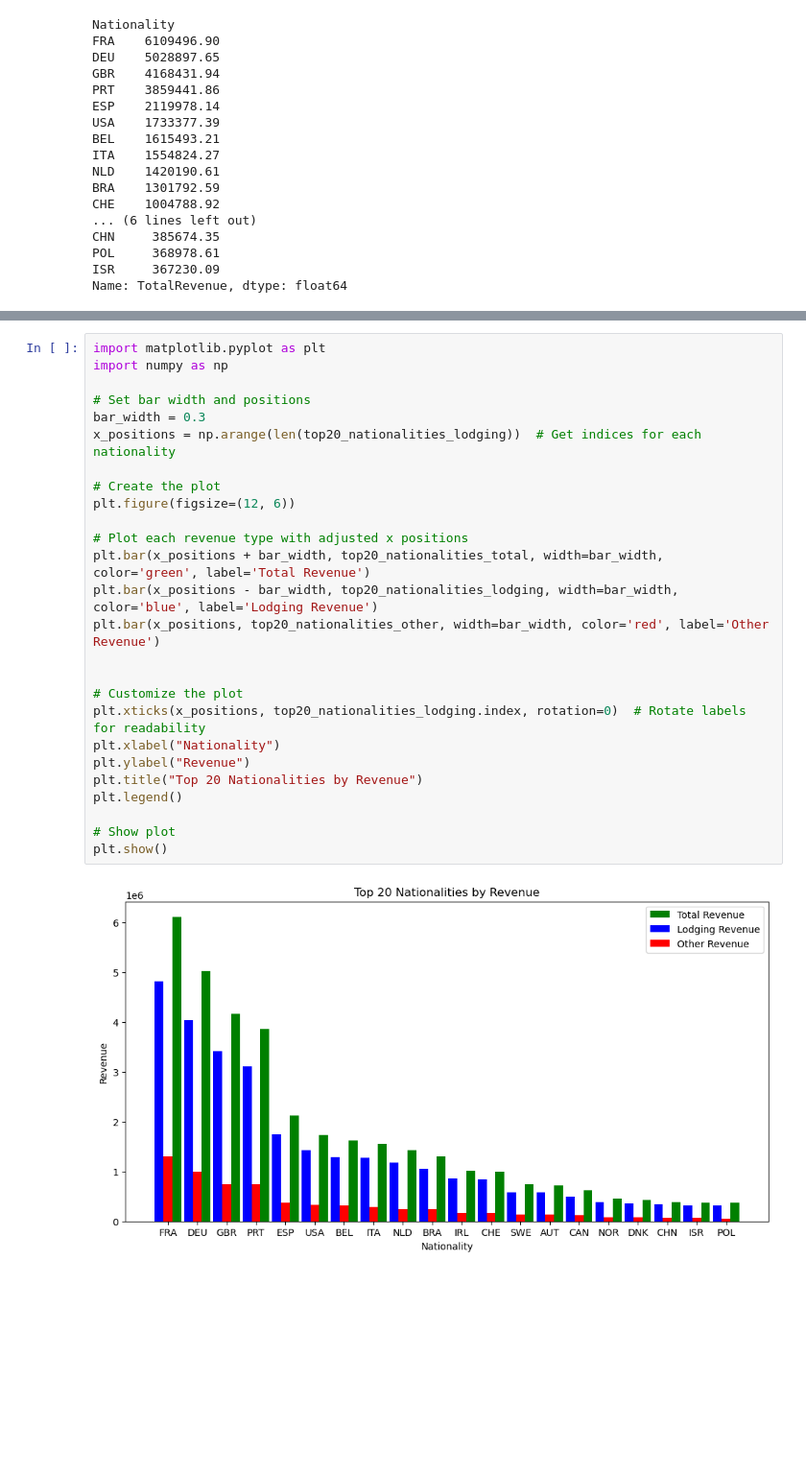
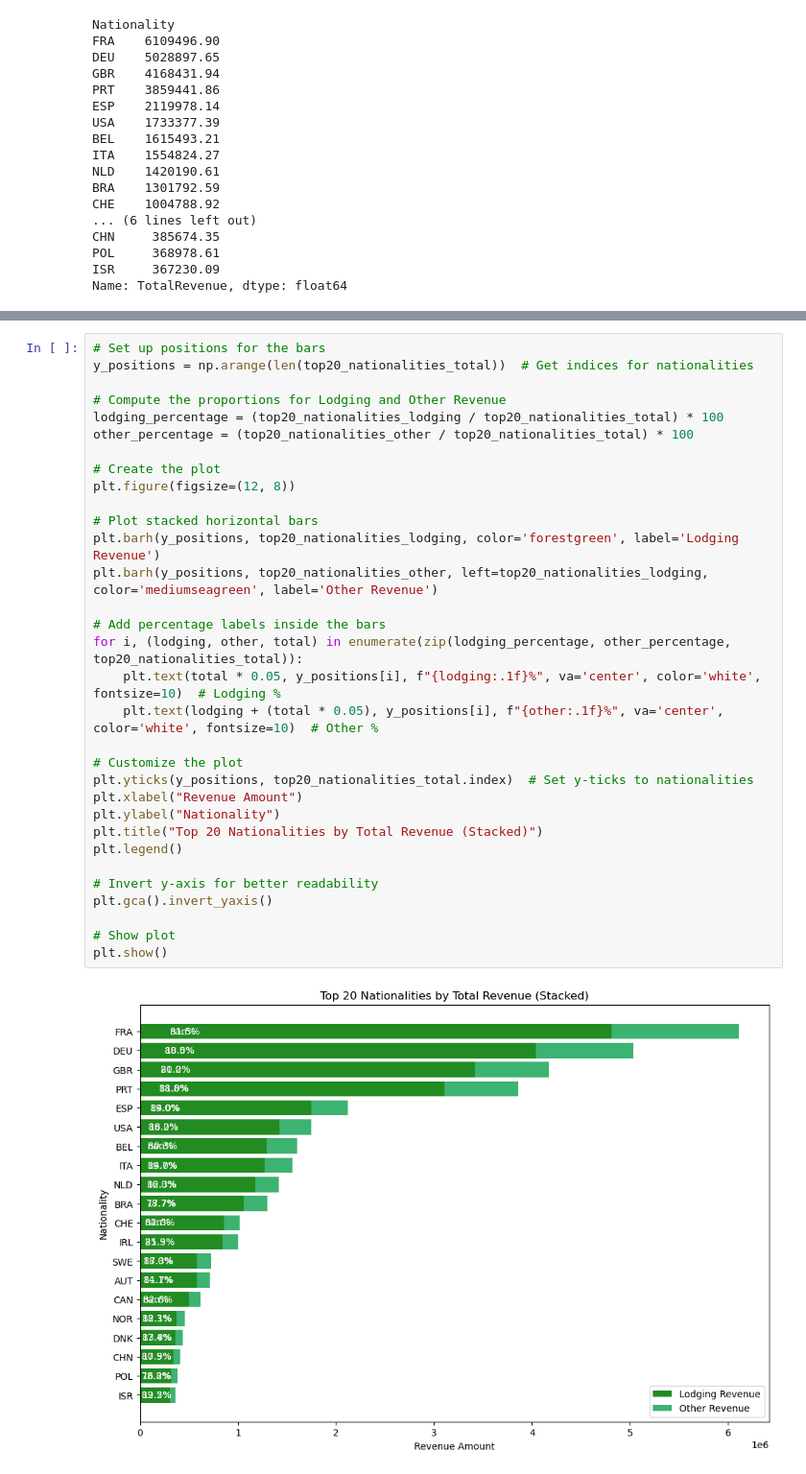
Before and after one commit to RubenCMarques/Hotel-Customer-Segmentation, a Jupyter notebook: Notebooks/Diogo_workspace.ipynb, the cells around one changed output, grey strips where cells are left out. Shown at 96% size. Saved outputs shown, nothing was run; the diff lists cells and outputs as text; blank space fills up the shorter version.

```diff
--- a/Notebooks/Diogo_workspace.ipynb
+++ b/Notebooks/Diogo_workspace.ipynb
@@ -388,29 +517,35 @@ plt.show()
-# %%
-import matplotlib.pyplot as plt
-import numpy as np
-
-# Set bar width and positions
-bar_width = 0.3
-x_positions = np.arange(len(top20_nationalities_lodging))  # Get indices for each nationality
-
-# Create the plot
-plt.figure(figsize=(12, 6))
-
-# Plot each revenue type with adjusted x positions
-plt.bar(x_positions + bar_width, top20_nationalities_total, width=bar_width, color='green', label='Total Revenue')
-plt.bar(x_positions - bar_width, top20_nationalities_lodging, width=bar_width, color='blue', label='Lodging Revenue')
-plt.bar(x_positions, top20_nationalities_other, width=bar_width, color='red', label='Other Revenue')
-
-
-# Customize the plot
-plt.xticks(x_positions, top20_nationalities_lodging.index, rotation=0)  # Rotate labels for readability
-plt.xlabel("Nationality")
-plt.ylabel("Revenue")
-plt.title("Top 20 Nationalities by Revenue")
-plt.legend()
-
-# Show plot
-plt.show()
-# %% [output]
-[figure, removed]
+# %%
+# Set up positions for the bars
+y_positions = np.arange(len(top20_nationalities_total))  # Get indices for nationalities
+
+# Compute the proportions for Lodging and Other Revenue
+lodging_percentage = (top20_nationalities_lodging / top20_nationalities_total) * 100
+other_percentage = (top20_nationalities_other / top20_nationalities_total) * 100
+
+# Create the plot
+plt.figure(figsize=(12, 8))
+
+# Plot stacked horizontal bars
+plt.barh(y_positions, top20_nationalities_lodging, color='forestgreen', label='Lodging Revenue')
+plt.barh(y_positions, top20_nationalities_other, left=top20_nationalities_lodging, color='mediumseagreen', label='Other Revenue')
+
+# Add percentage labels inside the bars
+for i, (lodging, other, total) in enumerate(zip(lodging_percentage, other_percentage, top20_nationalities_total)):
+    plt.text(total * 0.05, y_positions[i], f"{lodging:.1f}%", va='center', color='white', fontsize=10)  # Lodging %
+    plt.text(lodging + (total * 0.05), y_positions[i], f"{other:.1f}%", va='center', color='white', fontsize=10)  # Other %
+
+# Customize the plot
+plt.yticks(y_positions, top20_nationalities_total.index)  # Set y-ticks to nationalities
+plt.xlabel("Revenue Amount")
+plt.ylabel("Nationality")
+plt.title("Top 20 Nationalities by Total Revenue (Stacked)")
+plt.legend()
+
+# Invert y-axis for better readability
+plt.gca().invert_yaxis()
+
+# Show plot
+plt.show()
+# %% [output]
+[figure, added]
 # %%
```
Also changed, not shown: parts of 21 cells of this notebook.
